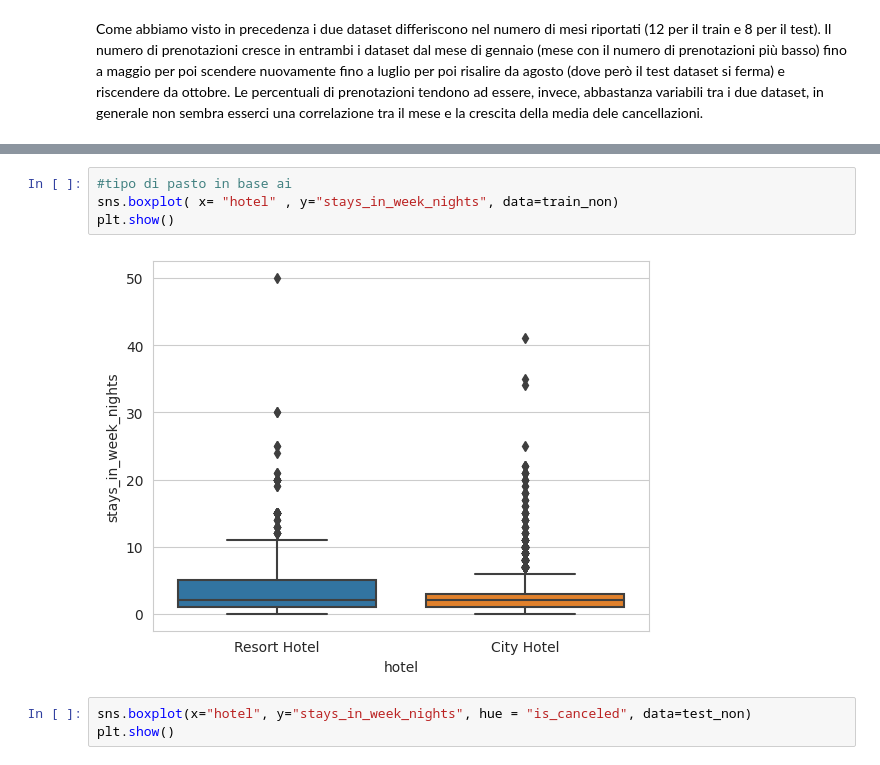
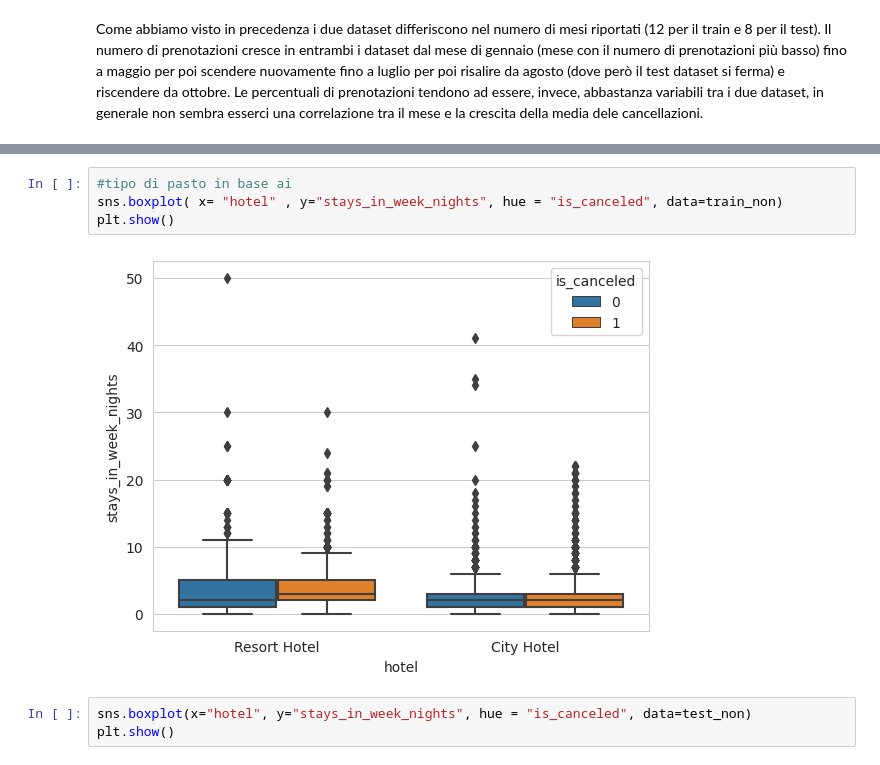
Before and after one commit to Nikocioni/progetto_programmazione_nik_ross_salvo, a Jupyter notebook: progetto_unito.ipynb, the cells around one changed output, grey strips where cells are left out. Drawn from its saved outputs; the diff is of its cells as text.

```diff
--- a/progetto_unito.ipynb
+++ b/progetto_unito.ipynb
@@ -1063,9 +1100,9 @@ Come abbiamo visto in precedenza i due dataset differiscono nel numero di mesi r
 # %%
 #tipo di pasto in base ai
-sns.boxplot( x= "hotel" , y="stays_in_week_nights", data=train_non)
+sns.boxplot( x= "hotel" , y="stays_in_week_nights", hue = "is_canceled", data=train_non)
 plt.show()
 # %% [output]
-[figure, old version]
+[figure, new version]
 # %%
 sns.boxplot(x="hotel", y="stays_in_week_nights", hue = "is_canceled", data=test_non)
 plt.show()
```
Also changed, not shown: parts of 15 cells of this notebook.
